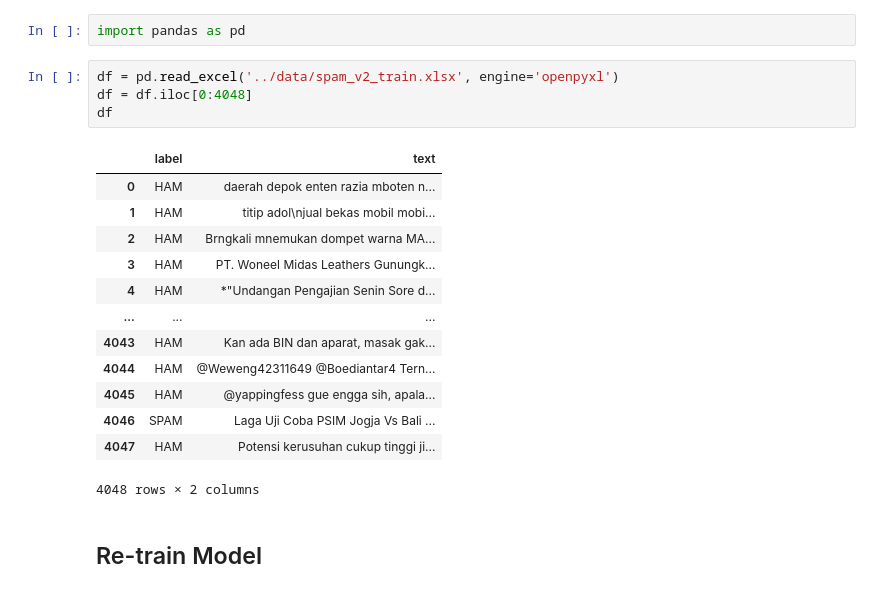
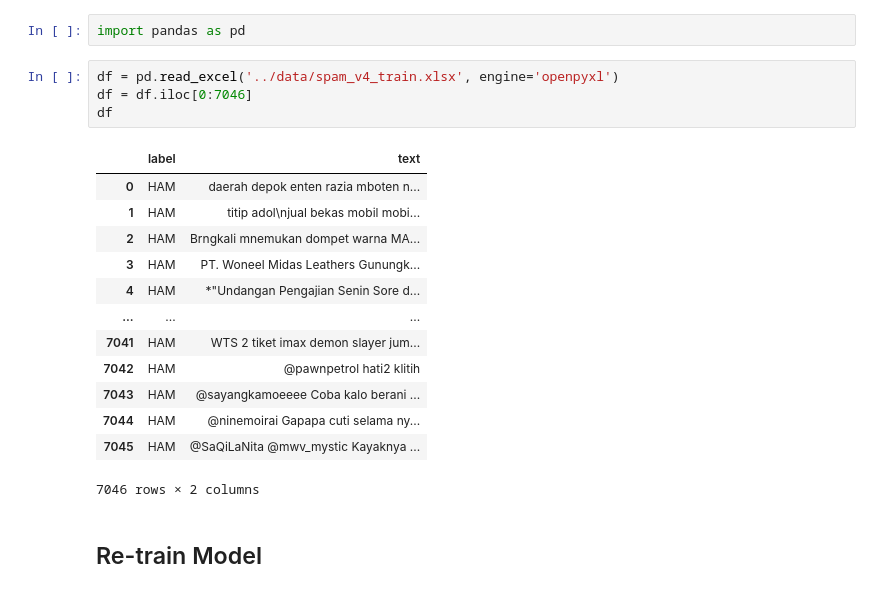
Before and after one commit to raihanhd12/ML_spam-detection, a Jupyter notebook: notebooks/5_fine_tune_v2.ipynb, the cells around one changed output. Saved outputs shown, nothing was run; the diff lists cells and outputs as text.

```diff
--- a/notebooks/5_fine_tune_v2.ipynb
+++ b/notebooks/5_fine_tune_v2.ipynb
@@ -3,23 +3,23 @@
 # %%
 import pandas as pd
 # %%
-df = pd.read_excel('../data/spam_v2_train.xlsx', engine='openpyxl')
-df = df.iloc[0:4048]
+df = pd.read_excel('../data/spam_v4_train.xlsx', engine='openpyxl')
+df = df.iloc[0:7046]
 df
 # %% [output]
 |  | label | text |
 | 0 | HAM | daerah depok enten razia mboten n... |
 | 1 | HAM | titip adol\njual bekas mobil mobi... |
 | 2 | HAM | Brngkali mnemukan dompet warna MA... |
 | 3 | HAM | PT. Woneel Midas Leathers Gunungk... |
 | 4 | HAM | *"Undangan Pengajian Senin Sore d... |
 | ... | ... | ... |
-| 4043 | HAM | Kan ada BIN dan aparat, masak gak... |
-| 4044 | HAM | @Weweng42311649 @Boediantar4 Tern... |
-| 4045 | HAM | @yappingfess gue engga sih, apala... |
-| 4046 | SPAM | Laga Uji Coba PSIM Jogja Vs Bali ... |
-| 4047 | HAM | Potensi kerusuhan cukup tinggi ji... |
+| 7041 | HAM | WTS 2 tiket imax demon slayer jum... |
+| 7042 | HAM | @pawnpetrol hati2 klitih |
+| 7043 | HAM | @sayangkamoeeee Coba kalo berani ... |
+| 7044 | HAM | @ninemoirai Gapapa cuti selama ny... |
+| 7045 | HAM | @SaQiLaNita @mwv_mystic Kayaknya ... |
-4048 rows × 2 columns
+7046 rows × 2 columns
 # %% [markdown]
 ## Re-train Model
 # %%
```
Also changed, not shown: parts of 10 cells of this notebook, 3 other files.
